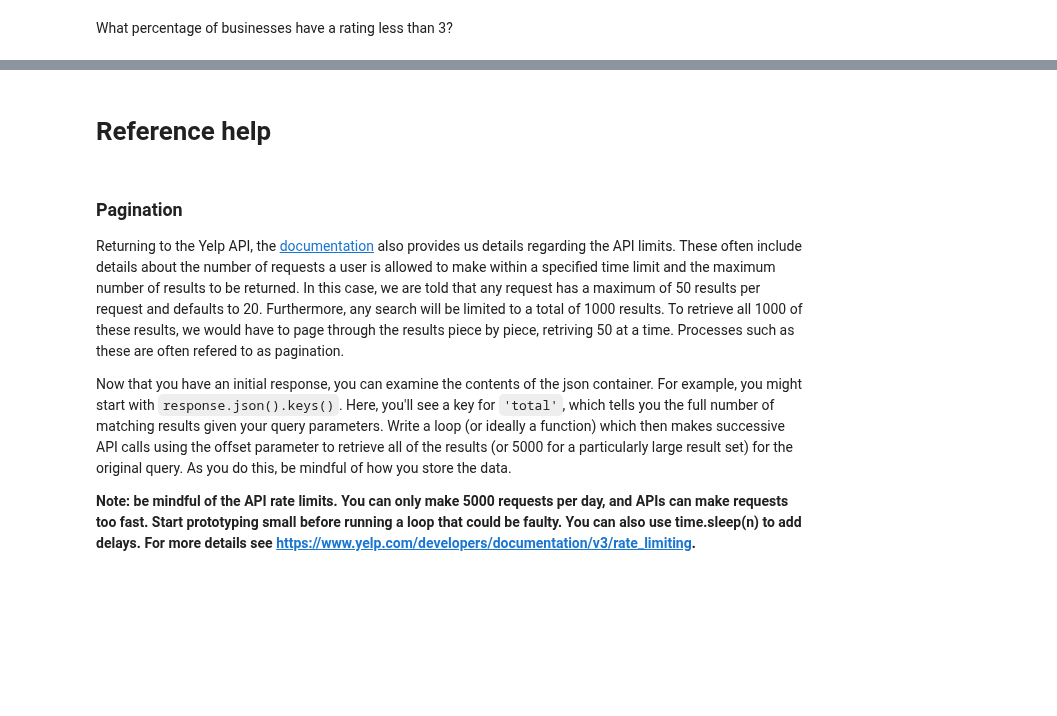
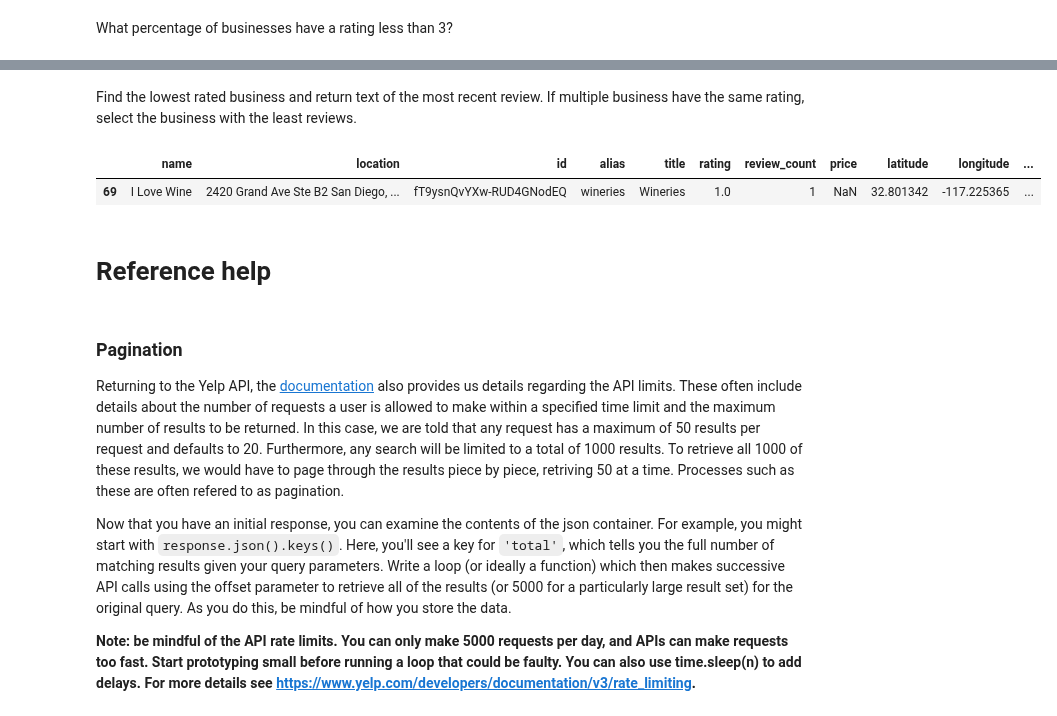
Before and after one commit to pleasecallmejax/Phase-1-Project, a Jupyter notebook: Data_Acquisition_Process.ipynb, the cells around one changed output, grey strips where cells are left out. Drawn from its saved outputs; the diff is of its cells as text; code cells hidden in the pictures; blank space fills up the shorter version.

```diff
--- a/Data_Acquisition_Process.ipynb
+++ b/Data_Acquisition_Process.ipynb
@@ -572,3 +621,14 @@ Find the lowest rated business and return text of the most recent review.  If mu
+# %% [markdown]
+Find the lowest rated business and return text of the most recent review.  If multiple business have the same rating, select the business with the least reviews.
+# %%
+min_b = df_saved['rating'].min()
+min_b = df_saved[df_saved['rating'] == min_b]
+min_counts = df_saved['review_count'].min()
+min_num_reviews_min_b = min_b['review_count'].min()
+min_b[min_b['review_count'] == min_num_reviews_min_b]
+# %% [output]
+|  | name | location | id | alias | title | rating | review_count | price | latitude | longitude | ... |
+| 69 | I Love Wine | 2420 Grand Ave Ste B2 San Diego, ... | fT9ysnQvYXw-RUD4GNodEQ | wineries | Wineries | 1.0 | 1 | NaN | 32.801342 | -117.225365 | ... |
 # %% [markdown]
 # Reference help
 # %% [markdown]
```
Also changed, not shown: parts of 21 cells of this notebook, 1 other file.
